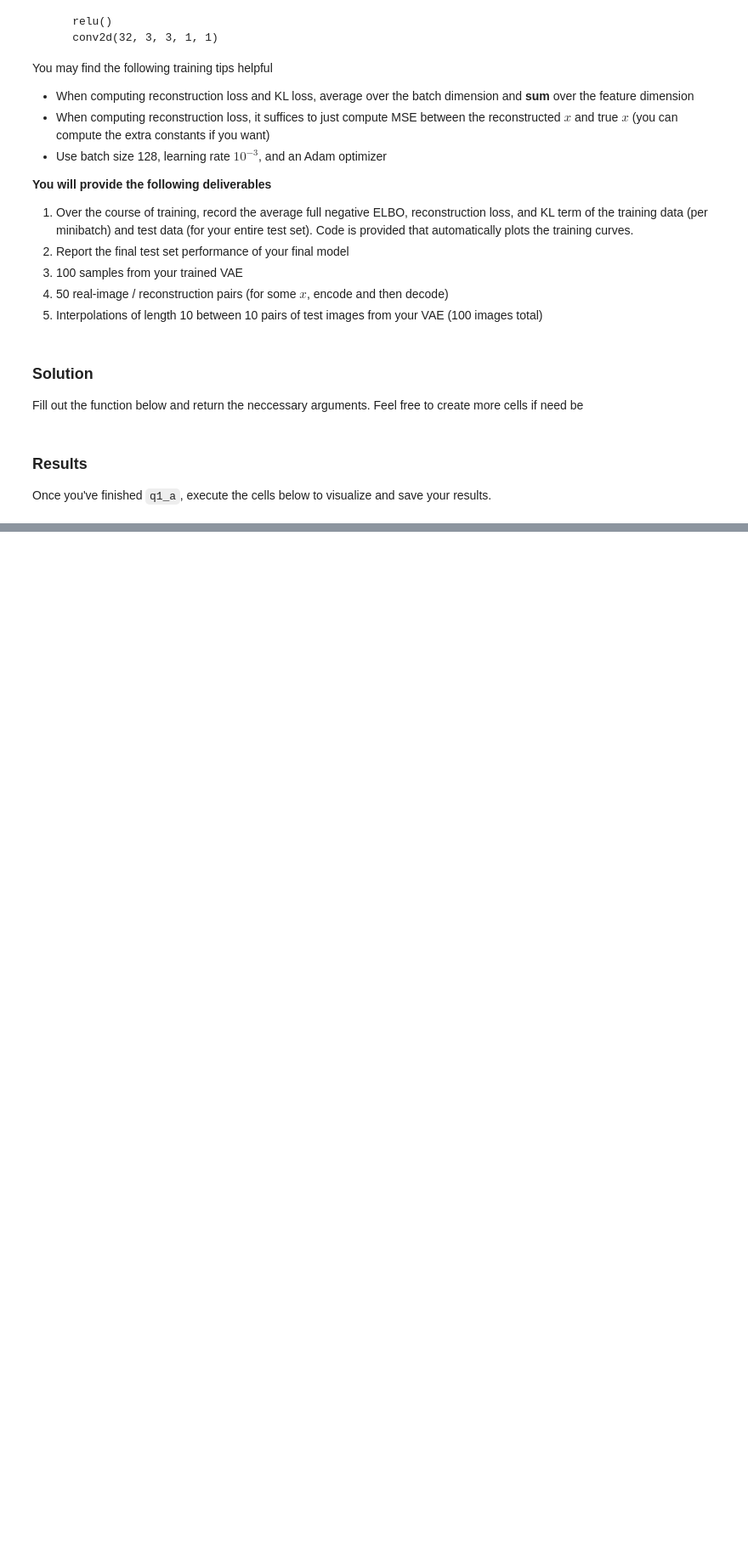
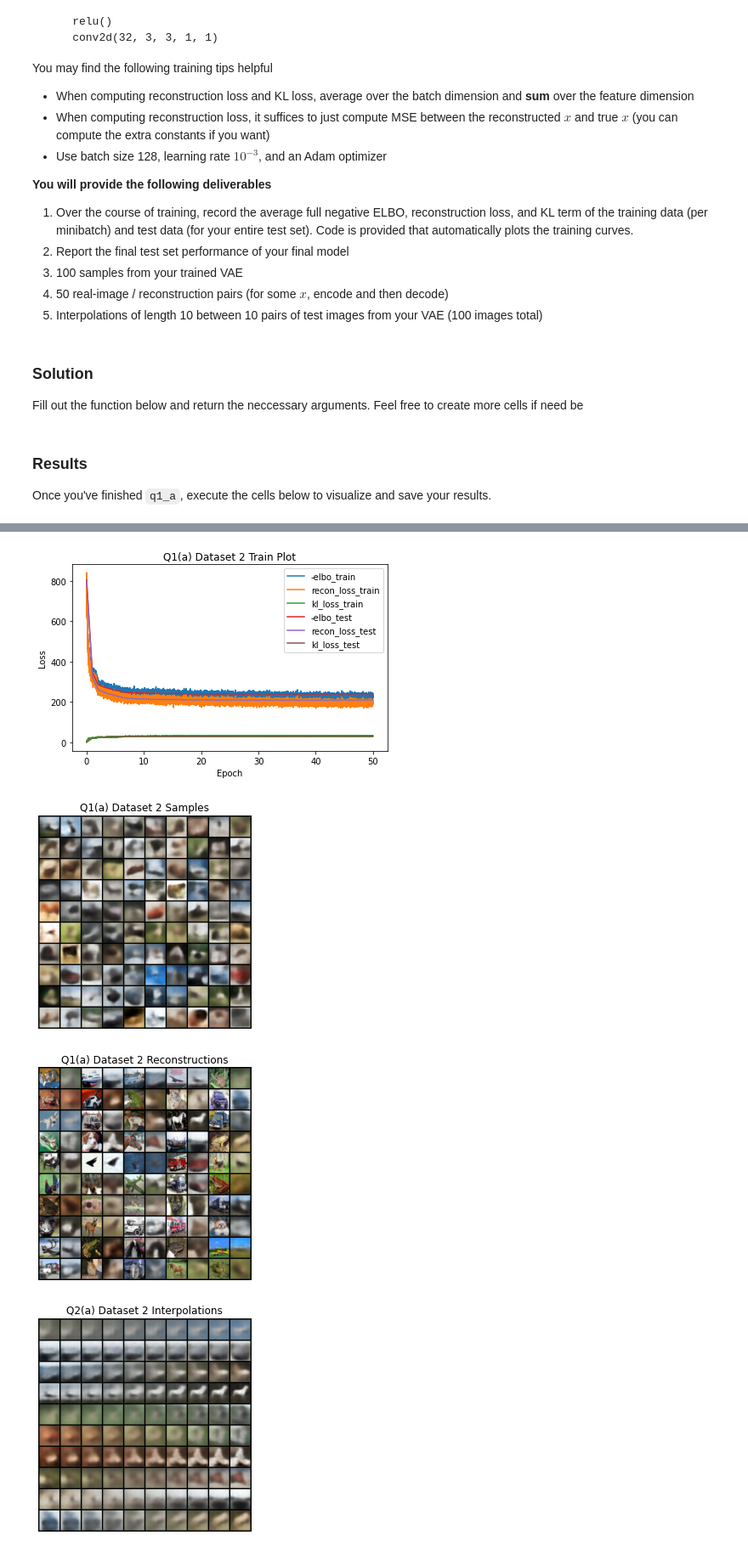
Before and after one commit to breengles/dul_2021, a Jupyter notebook: Homework5_vae.ipynb, the cells around one changed output, grey strips where cells are left out. Shown at 85% size. Drawn from its saved outputs; the diff is of its cells as text; code cells hidden in the pictures; blank space fills up the shorter version.

```diff
--- a/Homework5_vae.ipynb
+++ b/Homework5_vae.ipynb
@@ -162,0 +123,3 @@ Final -ELBO: 64.1431, Recon Loss: 43.4184, KL Loss: 20.7247
+# %%
+q1_save_results('a', 2, q1_a)
+# %% [output]
@@ -162,0 +127,4 @@ Final -ELBO: 64.1431, Recon Loss: 43.4184, KL Loss: 20.7247
+[figure, added]
+[figure, added]
+[figure, added]
+[figure, added]
```
Also changed, not shown: parts of 9 cells of this notebook, 9 other files.
